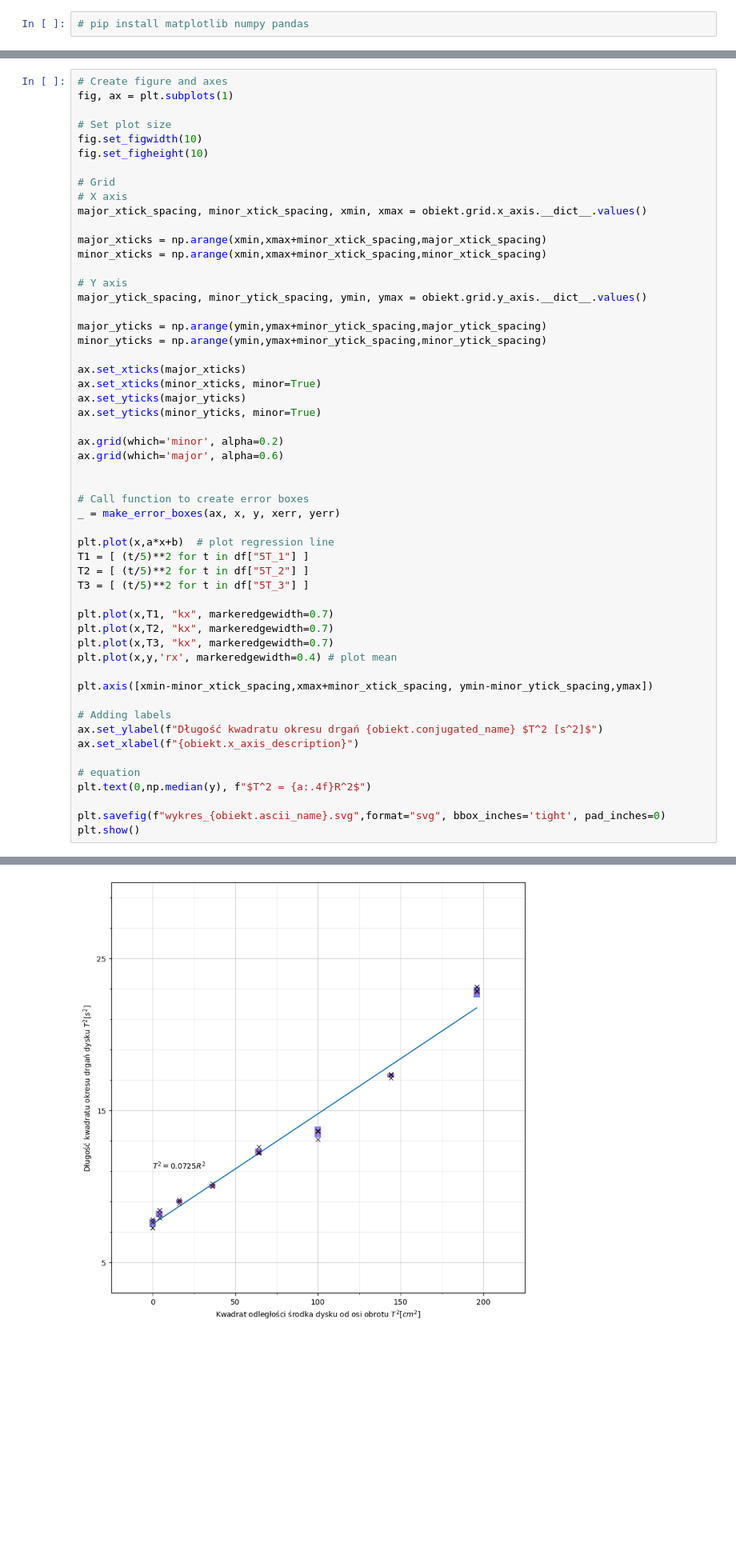
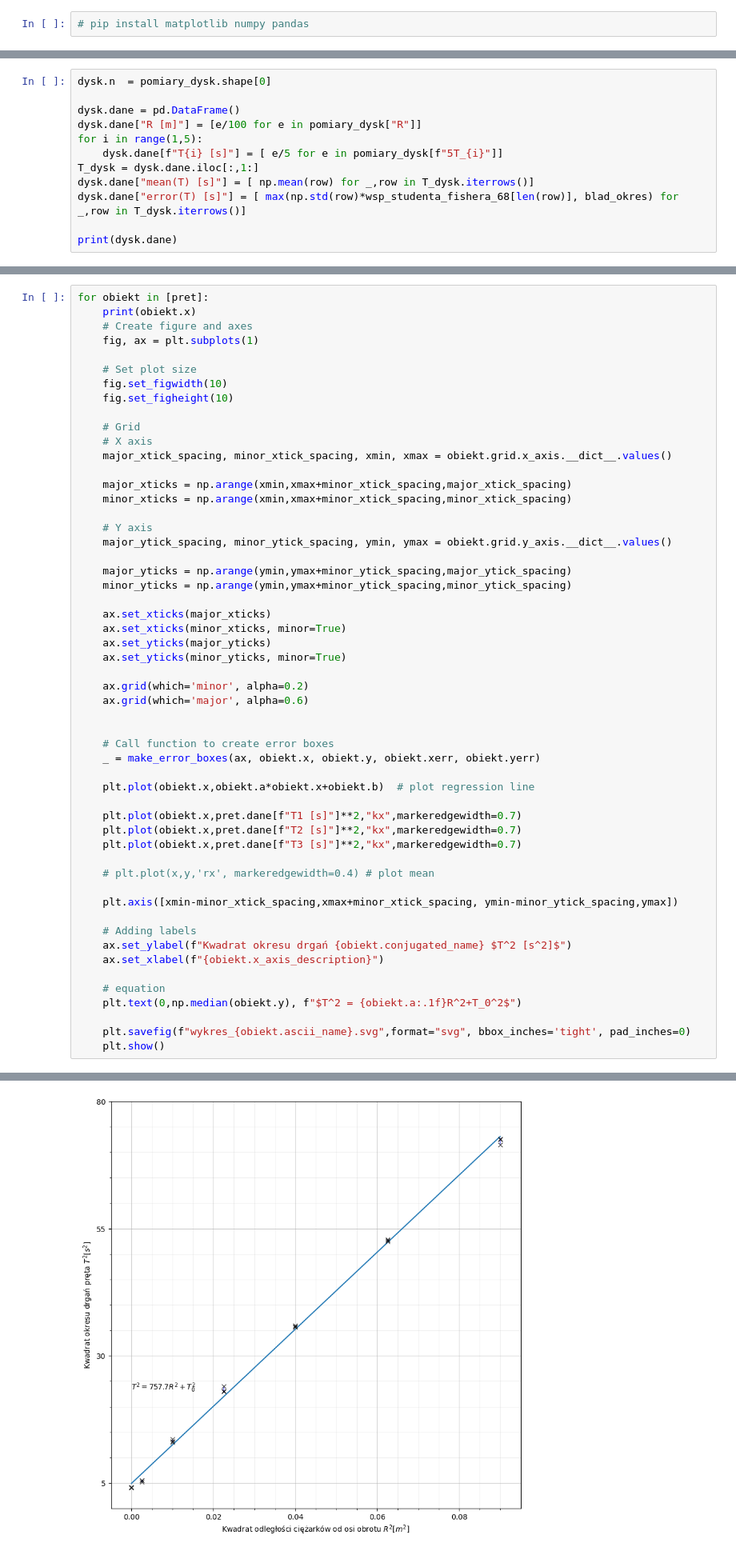
Before and after one commit to NiebieskiRekin/Fizyka104, a Jupyter notebook: lab2.ipynb, the cells around one changed output, grey strips where cells are left out. Shown: that part at 80% size. Cells and saved outputs as stored; diff of their text form; blank space fills up the shorter version.

Commit message:
wykresy ok

```diff
--- a/lab2.ipynb
+++ b/lab2.ipynb
@@ -129,0 +162,12 @@ df.head(10)
+# %%
+dysk.n  = pomiary_dysk.shape[0]
+
+dysk.dane = pd.DataFrame()
+dysk.dane["R [m]"] = [e/100 for e in pomiary_dysk["R"]]
+for i in range(1,5):
+    dysk.dane[f"T{i} [s]"] = [ e/5 for e in pomiary_dysk[f"5T_{i}"]]
+T_dysk = dysk.dane.iloc[:,1:]
+dysk.dane["mean(T) [s]"] = [ np.mean(row) for _,row in T_dysk.iterrows()]
+dysk.dane["error(T) [s]"] = [ max(np.std(row)*wsp_studenta_fishera_68[len(row)], blad_okres) for _,row in T_dysk.iterrows()]
+
+print(dysk.dane)
@@ -224,57 +403,57 @@ def make_error_boxes(ax, xdata, ydata, xerror, yerror, facecolor='b',
 
     return ax
 # %%
-# Create figure and axes
-fig, ax = plt.subplots(1)
+for obiekt in [pret]:
+    print(obiekt.x)
+    # Create figure and axes
+    fig, ax = plt.subplots(1)
 
-# Set plot size
-fig.set_figwidth(10)
-fig.set_figheight(10)
+    # Set plot size
+    fig.set_figwidth(10)
+    fig.set_figheight(10)
 
-# Grid
-# X axis
-major_xtick_spacing, minor_xtick_spacing, xmin, xmax = obiekt.grid.x_axis.__dict__.values()
+    # Grid
+    # X axis
+    major_xtick_spacing, minor_xtick_spacing, xmin, xmax = obiekt.grid.x_axis.__dict__.values()
 
-major_xticks = np.arange(xmin,xmax+minor_xtick_spacing,major_xtick_spacing)
-minor_xticks = np.arange(xmin,xmax+minor_xtick_spacing,minor_xtick_spacing)
+    major_xticks = np.arange(xmin,xmax+minor_xtick_spacing,major_xtick_spacing)
+    minor_xticks = np.arange(xmin,xmax+minor_xtick_spacing,minor_xtick_spacing)
 
-# Y axis
-major_ytick_spacing, minor_ytick_spacing, ymin, ymax = obiekt.grid.y_axis.__dict__.values()
+    # Y axis
+    major_ytick_spacing, minor_ytick_spacing, ymin, ymax = obiekt.grid.y_axis.__dict__.values()
 
-major_yticks = np.arange(ymin,ymax+minor_ytick_spacing,major_ytick_spacing)
-minor_yticks = np.arange(ymin,ymax+minor_ytick_spacing,minor_ytick_spacing)
+    major_yticks = np.arange(ymin,ymax+minor_ytick_spacing,major_ytick_spacing)
+    minor_yticks = np.arange(ymin,ymax+minor_ytick_spacing,minor_ytick_spacing)
 
-ax.set_xticks(major_xticks)
-ax.set_xticks(minor_xticks, minor=True)
-ax.set_yticks(major_yticks)
-ax.set_yticks(minor_yticks, minor=True)
+    ax.set_xticks(major_xticks)
+    ax.set_xticks(minor_xticks, minor=True)
+    ax.set_yticks(major_yticks)
+    ax.set_yticks(minor_yticks, minor=True)
 
-ax.grid(which='minor', alpha=0.2)
-ax.grid(which='major', alpha=0.6)
+    ax.grid(which='minor', alpha=0.2)
+    ax.grid(which='major', alpha=0.6)
 
 
-# Call function to create error boxes
-_ = make_error_boxes(ax, x, y, xerr, yerr)
+    # Call function to create error boxes
+    _ = make_error_boxes(ax, obiekt.x, obiekt.y, obiekt.xerr, obiekt.yerr)
 
-plt.plot(x,a*x+b)  # plot regression line
-T1 = [ (t/5)**2 for t in df["5T_1"] ]
-T2 = [ (t/5)**2 for t in df["5T_2"] ]
-T3 = [ (t/5)**2 for t in df["5T_3"] ]
+    plt.plot(obiekt.x,obiekt.a*obiekt.x+obiekt.b)  # plot regression line
 
-plt.plot(x,T1, "kx", markeredgewidth=0.7)
-plt.plot(x,T2, "kx", markeredgewidth=0.7)
-plt.plot(x,T3, "kx", markeredgewidth=0.7)
-plt.plot(x,y,'rx', markeredgewidth=0.4) # plot mean
+    plt.plot(obiekt.x,pret.dane[f"T1 [s]"]**2,"kx",markeredgewidth=0.7)
+    plt.plot(obiekt.x,pret.dane[f"T2 [s]"]**2,"kx",markeredgewidth=0.7)
+    plt.plot(obiekt.x,pret.dane[f"T3 [s]"]**2,"kx",markeredgewidth=0.7)
 
-plt.axis([xmin-minor_xtick_spacing,xmax+minor_xtick_spacing, ymin-minor_ytick_spacing,ymax])
+    # plt.plot(x,y,'rx', markeredgewidth=0.4) # plot mean
 
-# Adding labels
-ax.set_ylabel(f"Długość kwadratu okresu drgań {obiekt.conjugated_name} $T^2 [s^2]$")
-ax.set_xlabel(f"{obiekt.x_axis_description}")
+    plt.axis([xmin-minor_xtick_spacing,xmax+minor_xtick_spacing, ymin-minor_ytick_spacing,ymax])
 
-# equation
-plt.text(0,np.median(y), f"$T^2 = {a:.4f}R^2$")
+    # Adding labels
+    ax.set_ylabel(f"Kwadrat okresu drgań {obiekt.conjugated_name} $T^2 [s^2]$")
+    ax.set_xlabel(f"{obiekt.x_axis_description}")
 
-plt.savefig(f"wykres_{obiekt.ascii_name}.svg",format="svg", bbox_inches='tight', pad_inches=0)
-plt.show()
+    # equation
+    plt.text(0,np.median(obiekt.y), f"$T^2 = {obiekt.a:.1f}R^2+T_0^2$")
+
+    plt.savefig(f"wykres_{obiekt.ascii_name}.svg",format="svg", bbox_inches='tight', pad_inches=0)
+    plt.show()
 # %% [output]
@@ -281 +461 @@ plt.show()
-[figure, old version]
+[figure, new version]
```
Also changed, not shown: parts of 11 cells of this notebook, 2 other files.
